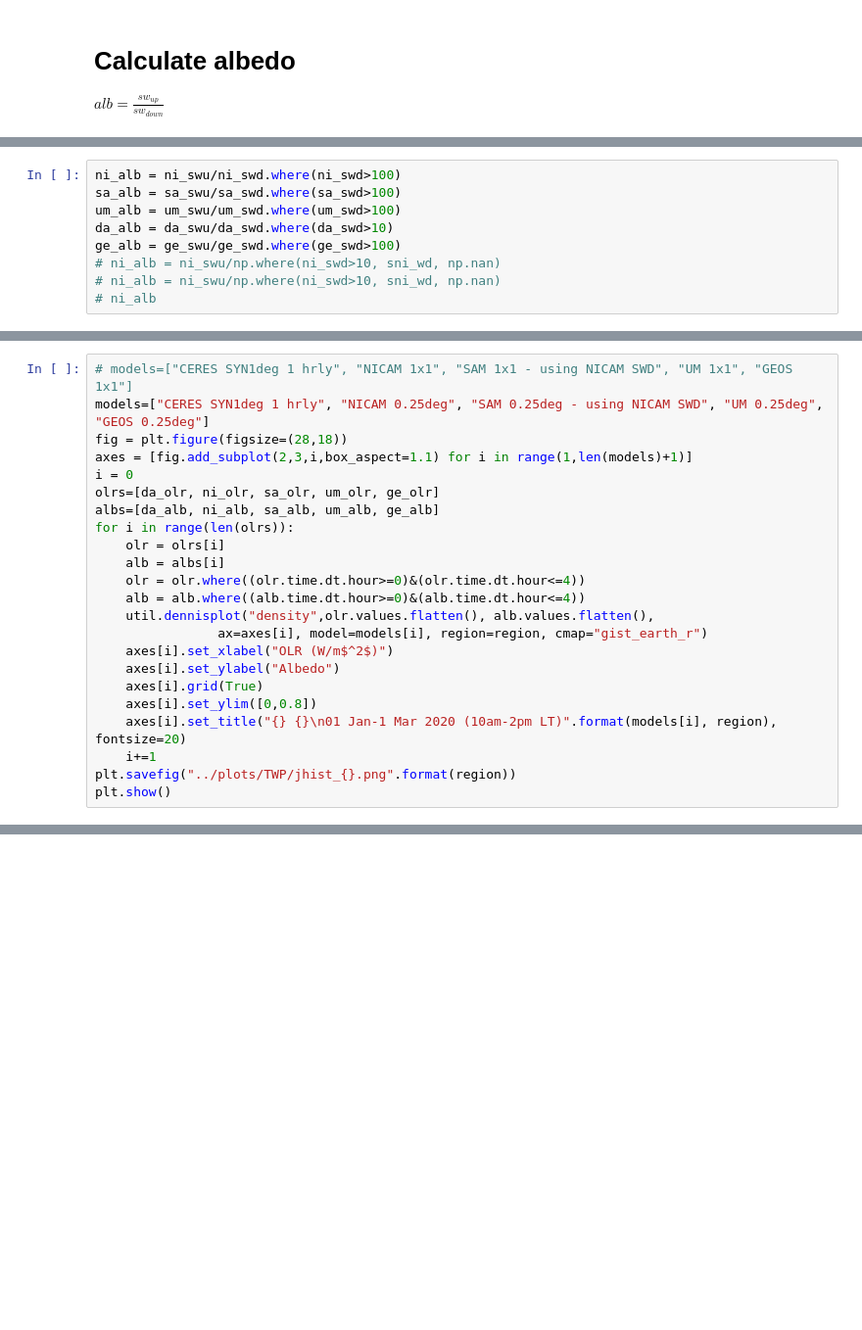
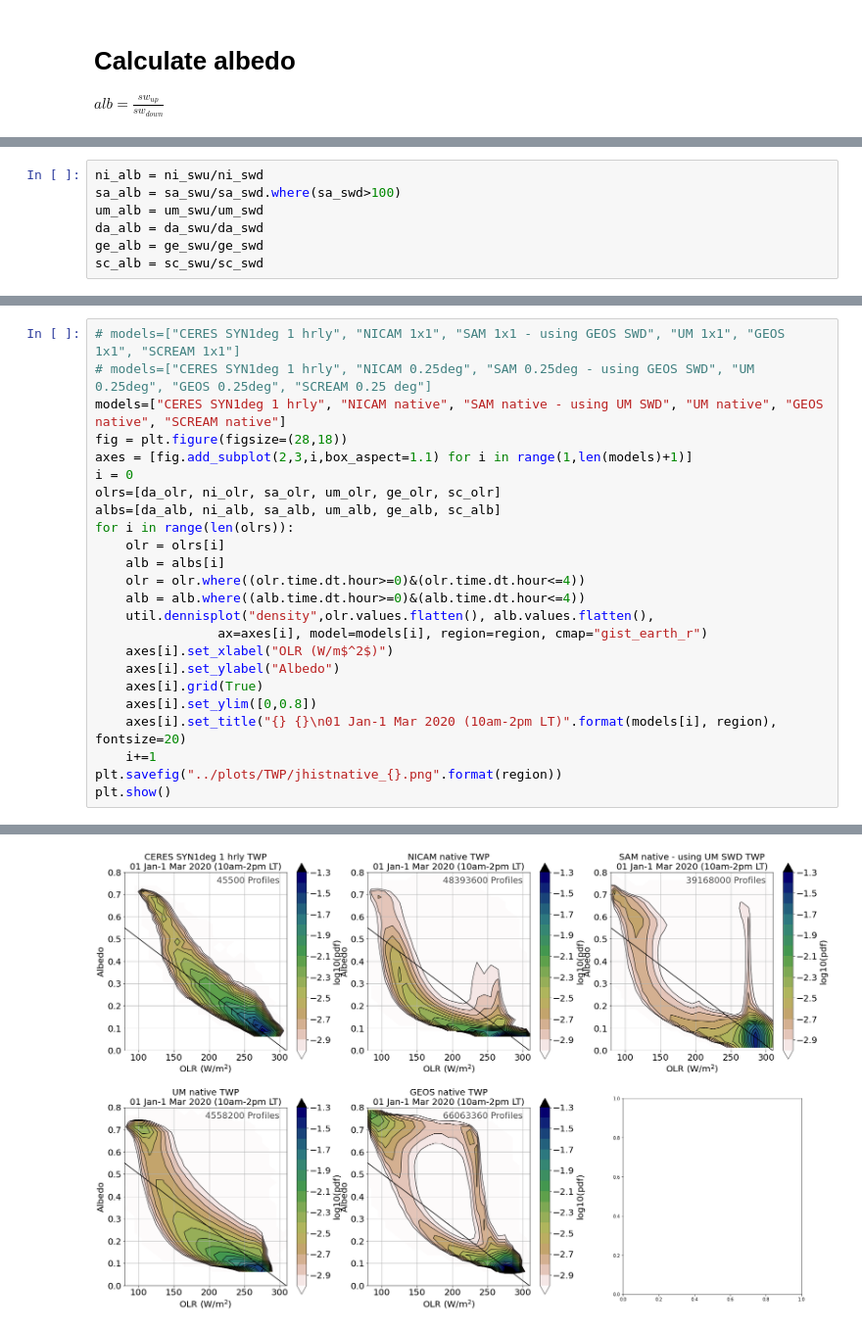
Before and after one commit to smturbev/dyamond2, a Jupyter notebook: python_scripts/joint_hist.ipynb, the cells around one changed output, grey strips where cells are left out. Shown at 98% size. Saved outputs shown, nothing was run; the diff lists cells and outputs as text; blank space fills up the shorter version.

```diff
--- a/python_scripts/joint_hist.ipynb
+++ b/python_scripts/joint_hist.ipynb
@@ -82,9 +130,7 @@ $ alb = \frac{sw_{up}}{sw_{down}} $
 # %%
-ni_alb = ni_swu/ni_swd.where(ni_swd>100)
+ni_alb = ni_swu/ni_swd
 sa_alb = sa_swu/sa_swd.where(sa_swd>100)
-um_alb = um_swu/um_swd.where(um_swd>100)
-da_alb = da_swu/da_swd.where(da_swd>10)
-ge_alb = ge_swu/ge_swd.where(ge_swd>100)
-# ni_alb = ni_swu/np.where(ni_swd>10, sni_wd, np.nan)
-# ni_alb = ni_swu/np.where(ni_swd>10, sni_wd, np.nan)
-# ni_alb
+um_alb = um_swu/um_swd
+da_alb = da_swu/da_swd
+ge_alb = ge_swu/ge_swd
+sc_alb = sc_swu/sc_swd
@@ -112,11 +265,12 @@ da_olr.shape, da_alb.shape, da_swu.shape, da_swd.shape
 # %%
-# models=["CERES SYN1deg 1 hrly", "NICAM 1x1", "SAM 1x1 - using NICAM SWD", "UM 1x1", "GEOS 1x1"]
-models=["CERES SYN1deg 1 hrly", "NICAM 0.25deg", "SAM 0.25deg - using NICAM SWD", "UM 0.25deg", "GEOS 0.25deg"]
+# models=["CERES SYN1deg 1 hrly", "NICAM 1x1", "SAM 1x1 - using GEOS SWD", "UM 1x1", "GEOS 1x1", "SCREAM 1x1"]
+# models=["CERES SYN1deg 1 hrly", "NICAM 0.25deg", "SAM 0.25deg - using GEOS SWD", "UM 0.25deg", "GEOS 0.25deg", "SCREAM 0.25 deg"]
+models=["CERES SYN1deg 1 hrly", "NICAM native", "SAM native - using UM SWD", "UM native", "GEOS native", "SCREAM native"]
 fig = plt.figure(figsize=(28,18))
 axes = [fig.add_subplot(2,3,i,box_aspect=1.1) for i in range(1,len(models)+1)]
 i = 0
-olrs=[da_olr, ni_olr, sa_olr, um_olr, ge_olr]
-albs=[da_alb, ni_alb, sa_alb, um_alb, ge_alb]
+olrs=[da_olr, ni_olr, sa_olr, um_olr, ge_olr, sc_olr]
+albs=[da_alb, ni_alb, sa_alb, um_alb, ge_alb, sc_alb]
 for i in range(len(olrs)):
     olr = olrs[i]
     alb = albs[i]
@@ -130,5 +284,6 @@ for i in range(len(olrs)):
     axes[i].set_ylim([0,0.8])
     axes[i].set_title("{} {}\n01 Jan-1 Mar 2020 (10am-2pm LT)".format(models[i], region), fontsize=20)
     i+=1
-plt.savefig("../plots/TWP/jhist_{}.png".format(region))
+plt.savefig("../plots/TWP/jhistnative_{}.png".format(region))
 plt.show()
+# %% [output]
@@ -134,0 +308 @@ plt.show()
+[figure, added]
```
Also changed, not shown: parts of 18 cells of this notebook.
